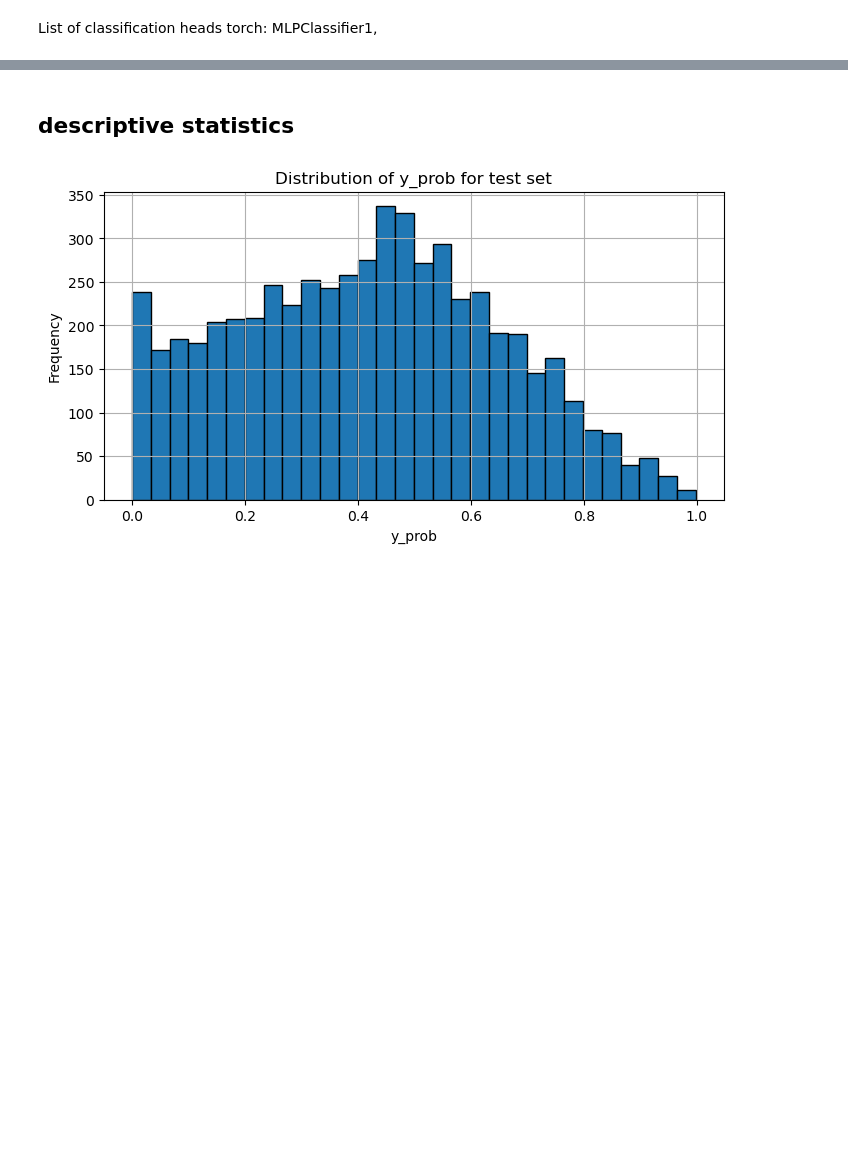
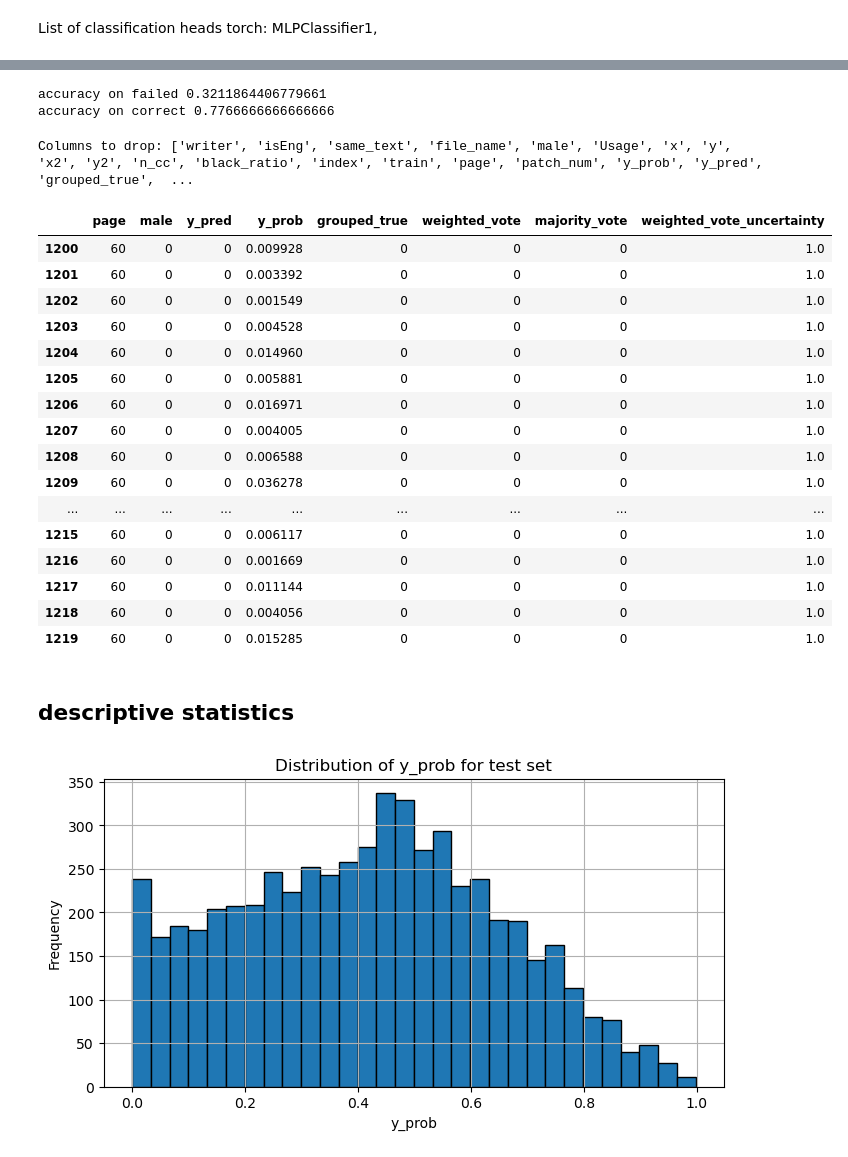
Before and after one commit to gitMorelli/gender_detection, a Jupyter notebook: notebooks/evaluation/evaluation_pipeline.ipynb, the cells around one changed output, grey strips where cells are left out. Cells and saved outputs as stored; diff of their text form; code cells hidden in the pictures; blank space fills up the shorter version.

```diff
--- a/notebooks/evaluation/evaluation_pipeline.ipynb
+++ b/notebooks/evaluation/evaluation_pipeline.ipynb
@@ -42,26 +42,43 @@ import cv2
 # %%
 selected_FE = 'clip-vit-large-patch14'  # Example feature extractor, can be changed
 input_dir=source_path+f'\\outputs\\online_deep_feature_extraction\\{selected_FE}\\representation_extraction\\extracted_representation'
-source_file_train='icdar_train_df_patches_20250716_11370'
-source_file_val='icdar_train_df_patches_20250716_120511' #None if using only the training set
 source_file_test=None
 data_augmentation = True
 suffix = '_augmented' if data_augmentation else ''
-train_filename = input_dir+f'\\train{suffix}\\{selected_FE}_features_{source_file_train}.csv'
-val_filename = input_dir+f'\\val\\{selected_FE}_features_{source_file_val}.csv'
+kind = 'patches_224'  # Example kind, can be changed
+train_filename,val_filename = file_IO.load_input_files(source_path,selected_FE,kind,suffix)
 
 use_external_validation = True
 if use_external_validation:
     validation_mode = 'val_only'  # 'kfold_train_only', 'val_only', '1fold_train_only'
 else:
     validation_mode = '1fold_train_only'  # 'kfold_train_only', 'val_only', '1fold_train_only'
-selected_classification_head = 'MLPClassifier1'
-head_type = 'pytorch'  # 'sklearn' or 'pytorch'
+selected_classification_head = 'mlp'#'MLPClassifier1'
+head_type = 'sklearn'  # 'sklearn' or 'pytorch'
 list_of_metrics = ['majority_vote', 'weighted_vote', 'most_probable']
 
 #see from training logs ad set by hand
-extra_view=True
+extra_view=False
 extra_integration_mode = 'concat'  # 'concat' or 'add'
-aggregation_mode = 'mean'  # 'mean' or 'max'
-extra_train_filename = input_dir+'\\extra_view'+f'\\train{suffix}\\{selected_FE}_features_{source_file_train}.csv' if extra_view else None
-extra_val_filename = input_dir+'\\extra_view'+f'\\val\\{selected_FE}_features_{source_file_val}.csv' if extra_view else None
+aggregation_mode = None #'mean'  # 'mean' or 'max'
+if extra_view:
+    extra_train_filename, extra_val_filename = file_IO.load_input_files(source_path,selected_FE,kind='body',suffix='')
+else:
+    extra_train_filename, extra_val_filename = None, None
+
+args = script_launching.DotDict(
+        data_augmentation=data_augmentation,
+        use_external_validation=use_external_validation,
+        validation_mode=validation_mode,
+        selected_classification_head=selected_classification_head,
+        selected_FE=selected_FE,
+        head_type=head_type,
+        extra_view=extra_view,
+        extra_integration_mode=extra_integration_mode,
+        aggregation_mode=aggregation_mode,
+        train_filename=train_filename,
+        val_filename=val_filename,
+        extra_train_filename=extra_train_filename,
+        extra_val_filename=extra_val_filename,
+        #script_mode='standalone'
+    )
@@ -101,3 +120,36 @@ Accuracy for most_probable: 0.7288732394366197
+# %%
+print('accuracy on failed',len(failed[failed['male']==failed['y_pred']])/len(failed))
+print('accuracy on correct',len(correct[correct['male']==correct['y_pred']])/len(correct))
+# %% [output]
+accuracy on failed 0.3211864406779661
+accuracy on correct 0.7766666666666666
+# %%
+cols_to_drop = [c for c in res_df.columns if not(c.startswith('f') and len(c) > 1 and c[1].isdigit())]
+print(f"Columns to drop: {cols_to_drop}")
+# %% [output]
+Columns to drop: ['writer', 'isEng', 'same_text', 'file_name', 'male', 'Usage', 'x', 'y', 'x2', 'y2', 'n_cc', 'black_ratio', 'index', 'train', 'page', 'patch_num', 'y_prob', 'y_pred', 'grouped_true',  ...
+# %%
+c_of_interest=['page','male','y_pred','y_prob','grouped_true','weighted_vote','majority_vote','weighted_vote_uncertainty']
+test = res_df[c_of_interest].copy()
+display(test[test['page'] == 60])
+# %% [output]
+|  | page | male | y_pred | y_prob | grouped_true | weighted_vote | majority_vote | weighted_vote_uncertainty |
+| 1200 | 60 | 0 | 0 | 0.009928 | 0 | 0 | 0 | 1.0 |
+| 1201 | 60 | 0 | 0 | 0.003392 | 0 | 0 | 0 | 1.0 |
+| 1202 | 60 | 0 | 0 | 0.001549 | 0 | 0 | 0 | 1.0 |
+| 1203 | 60 | 0 | 0 | 0.004528 | 0 | 0 | 0 | 1.0 |
+| 1204 | 60 | 0 | 0 | 0.014960 | 0 | 0 | 0 | 1.0 |
+| 1205 | 60 | 0 | 0 | 0.005881 | 0 | 0 | 0 | 1.0 |
+| 1206 | 60 | 0 | 0 | 0.016971 | 0 | 0 | 0 | 1.0 |
+| 1207 | 60 | 0 | 0 | 0.004005 | 0 | 0 | 0 | 1.0 |
+| 1208 | 60 | 0 | 0 | 0.006588 | 0 | 0 | 0 | 1.0 |
+| 1209 | 60 | 0 | 0 | 0.036278 | 0 | 0 | 0 | 1.0 |
+| ... | ... | ... | ... | ... | ... | ... | ... | ... |
+| 1215 | 60 | 0 | 0 | 0.006117 | 0 | 0 | 0 | 1.0 |
+| 1216 | 60 | 0 | 0 | 0.001669 | 0 | 0 | 0 | 1.0 |
+| 1217 | 60 | 0 | 0 | 0.011144 | 0 | 0 | 0 | 1.0 |
+| 1218 | 60 | 0 | 0 | 0.004056 | 0 | 0 | 0 | 1.0 |
+| 1219 | 60 | 0 | 0 | 0.015285 | 0 | 0 | 0 | 1.0 |
 # %% [markdown]
 ## descriptive statistics
 # %%
```
Also changed, not shown: parts of 6 cells of this notebook, 8 other files.
